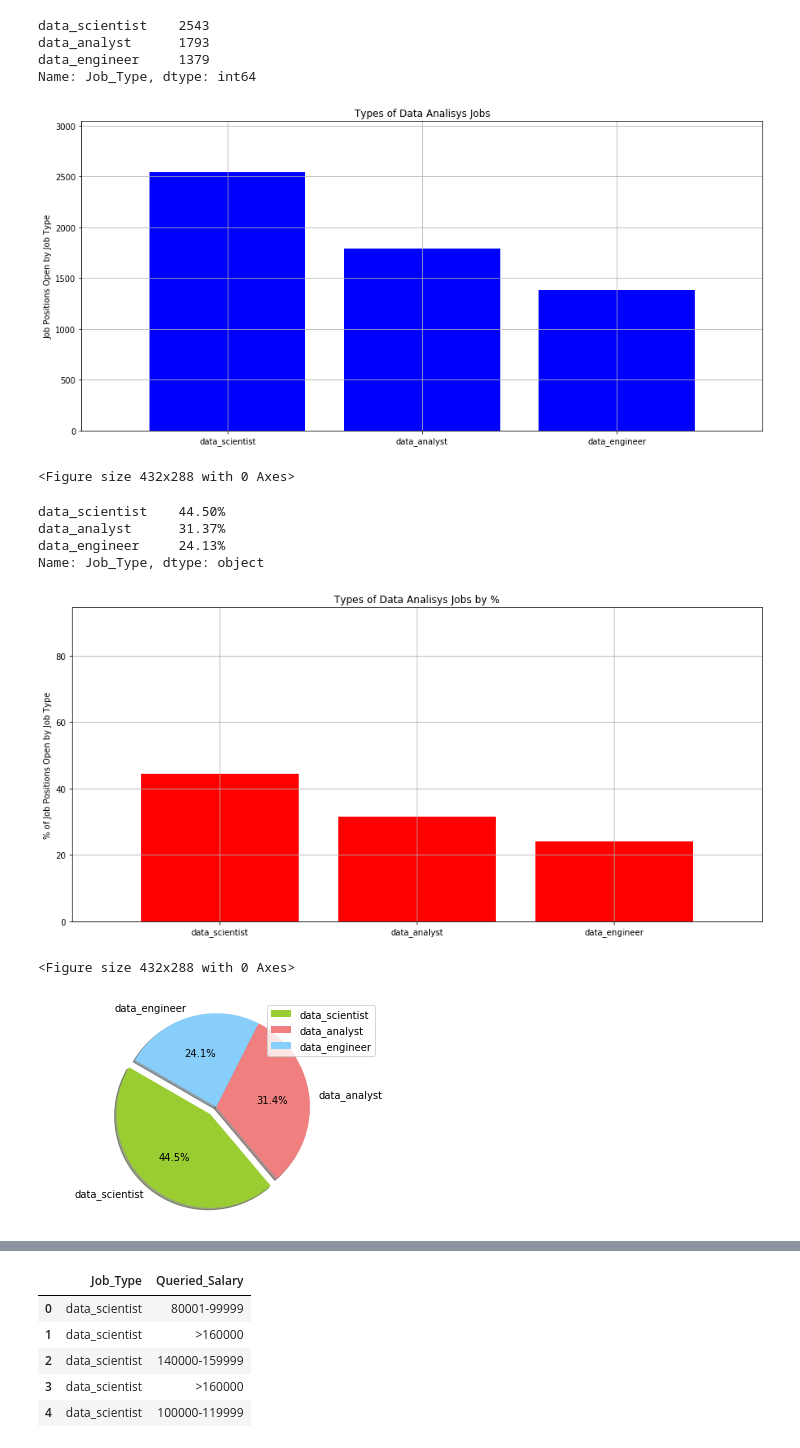
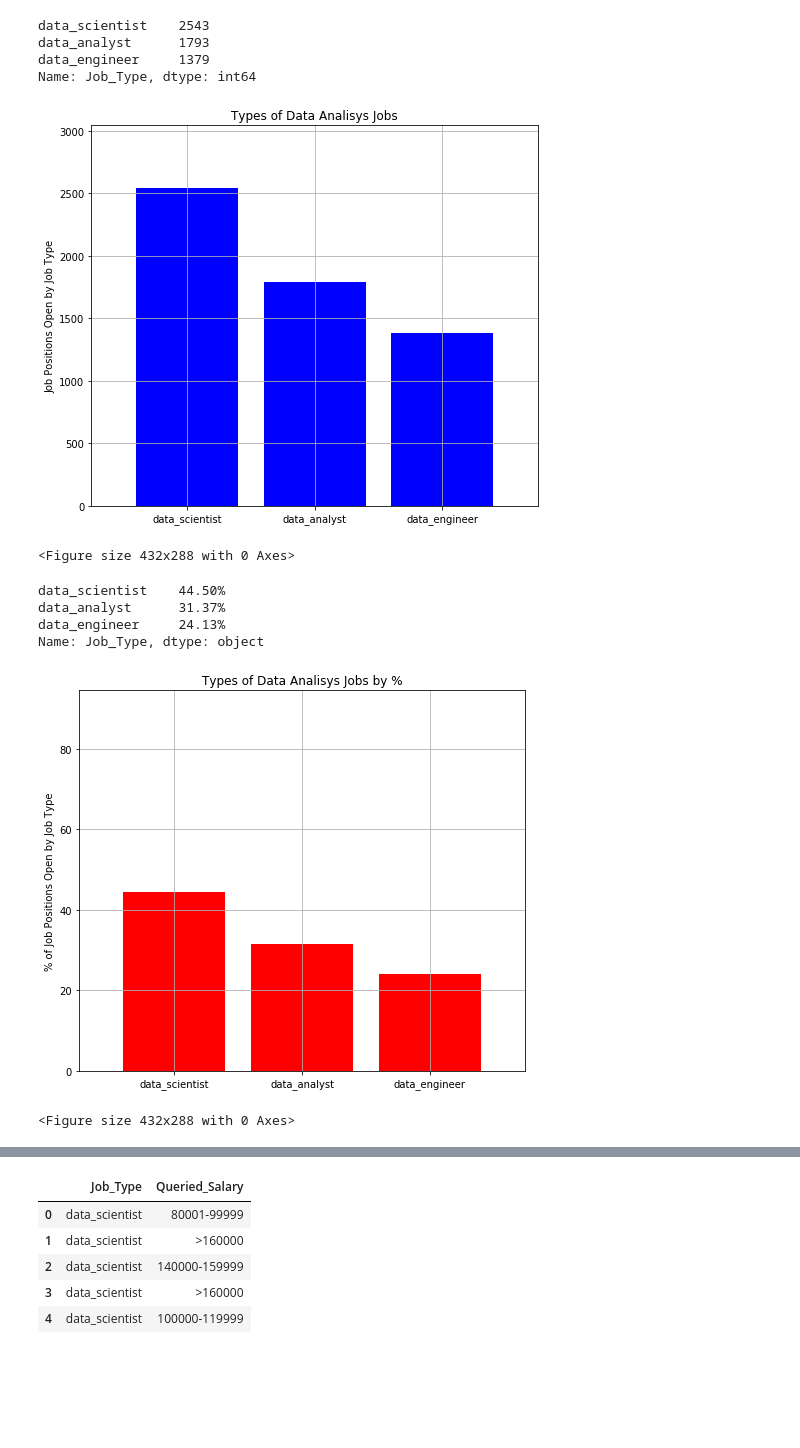
Before and after one commit to feldtmam/project1group3, a Jupyter notebook: Jorge_Files/TypeofJobs_analysis.ipynb, the cells around one changed output, grey strips where cells are left out. Saved outputs shown, nothing was run; the diff lists cells and outputs as text; code cells hidden in the pictures; blank space fills up the shorter version.

```diff
--- a/Jorge_Files/TypeofJobs_analysis.ipynb
+++ b/Jorge_Files/TypeofJobs_analysis.ipynb
@@ -49,24 +49,24 @@ data_analyst      1793
 data_engineer     1379
 Name: Job_Type, dtype: int64
 # %%
-fig, ax = plt.subplots(figsize=(15,7))
+fig, ax = plt.subplots(figsize=(8,7))
 counts = [2543, 1793,1379]
 x_axis = np.arange(len(counts))
 plt.bar(x_axis, counts, color='b', align="center")
 plt.ylim(0, max(counts)+ 500)
 tick_locations = [value for value in x_axis]
 plt.xlim(-0.75, len(x_axis) -0.25)
 tick_locations = [value for value in x_axis]
 plt.xticks(tick_locations, ["data_scientist", "data_analyst", "data_engineer"])
 plt.title("Types of Data Analisys Jobs")
 plt.ylabel("Job Positions Open by Job Type")
 
 plt.savefig("Output & Graph/Types of Data Analysis Jobs.jpg")
 plt.grid()
 plt.show()
 plt.tight_layout()
 # %% [output]
-[figure, old version]
+[figure, new version]
 <Figure size 432x288 with 0 Axes>
 # %%
 #Group Job Type %
@@ -82,7 +82,7 @@ data_analyst      31.37%
 data_engineer     24.13%
 Name: Job_Type, dtype: object
 # %%
-fig, ax = plt.subplots(figsize=(15,7))
+fig, ax = plt.subplots(figsize=(8,7))
 counts = [44.5, 31.4,24.13]
 x_axis = np.arange(len(counts))
 plt.bar(x_axis, counts, color='r', align="center")
@@ -98,28 +98,8 @@ plt.grid()
 plt.show()
 plt.tight_layout()
 # %% [output]
-[figure, old version]
+[figure, new version]
 <Figure size 432x288 with 0 Axes>
-# %%
-fig, ax = plt.subplots(figsize=(6, 4), subplot_kw=dict(aspect="equal"))
-counts = [2543, 1793,1379]
-jobs = ["data_scientist", "data_analyst", "data_engineer"]
-
-sizes = counts
-labels = jobs
-#print(labels)
-#print(sizes)
-
-
-colors = ["yellowgreen", "lightcoral", "lightskyblue"]
-explode = (0.1, 0, 0)
-plt.pie(sizes, explode=explode, labels=labels, colors=colors, autopct='%1.1f%%', shadow=True, startangle=150)
-
-plt.axis('equal')
-plt.legend()
-plt.show()
-# %% [output]
-[figure, removed]
 # %%
 fig, ax = plt.subplots(figsize=(60, 10), subplot_kw=dict(aspect="equal"))
 
```
Also changed, not shown: parts of 12 cells of this notebook, 5 other files.
